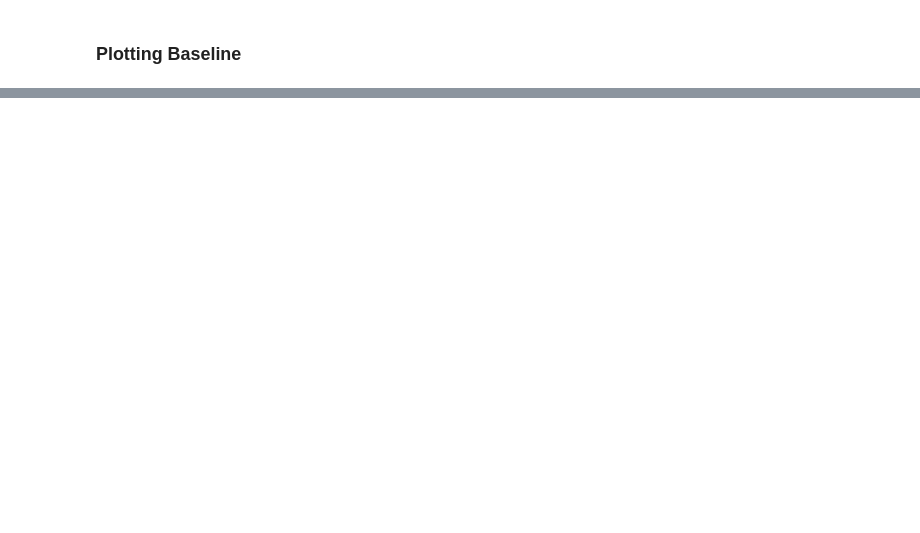
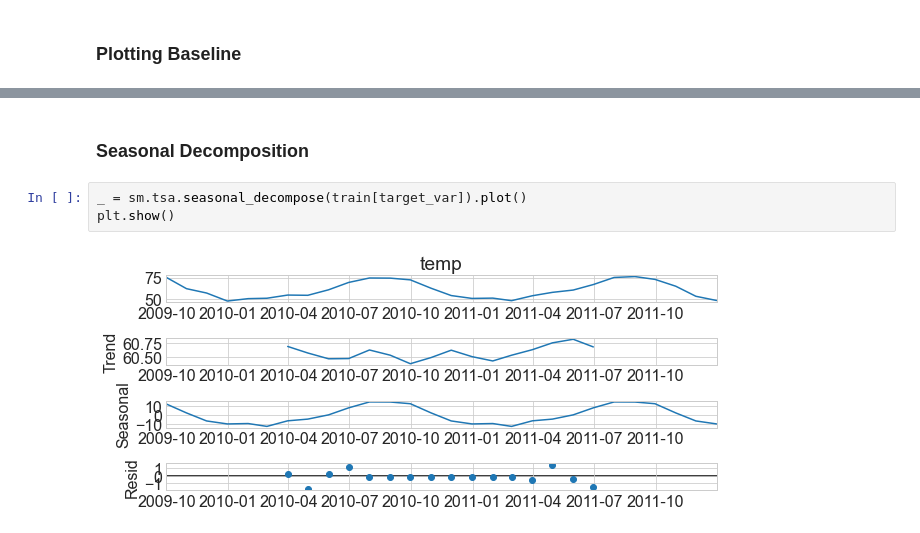
Before and after one commit to joshuamchavez2/time-series-analysis, a Jupyter notebook: final.ipynb, the cells around one changed output, grey strips where cells are left out. Cells and saved outputs as stored; diff of their text form; blank space fills up the shorter version.

```diff
--- a/final.ipynb
+++ b/final.ipynb
@@ -398,0 +521,7 @@ plt.show()
+# %% [markdown]
+### Seasonal Decomposition
+# %%
+_ = sm.tsa.seasonal_decompose(train[target_var]).plot()
+plt.show()
+# %% [output]
+[figure, added]
```
Also changed, not shown: parts of 55 cells of this notebook.
